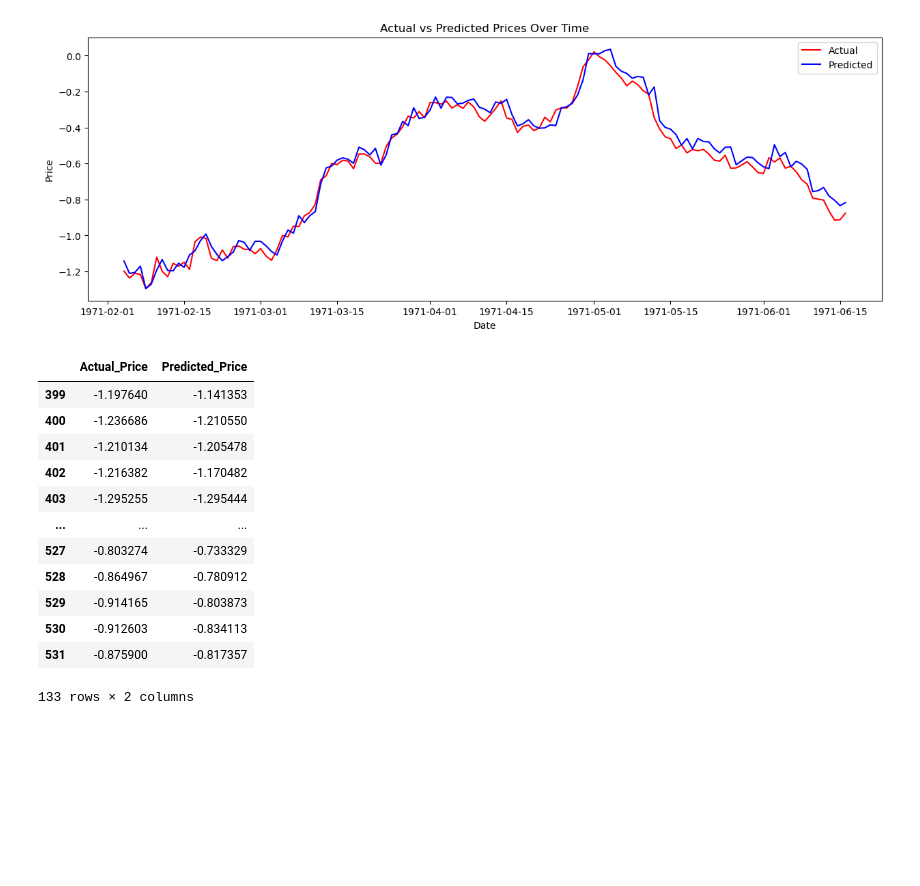
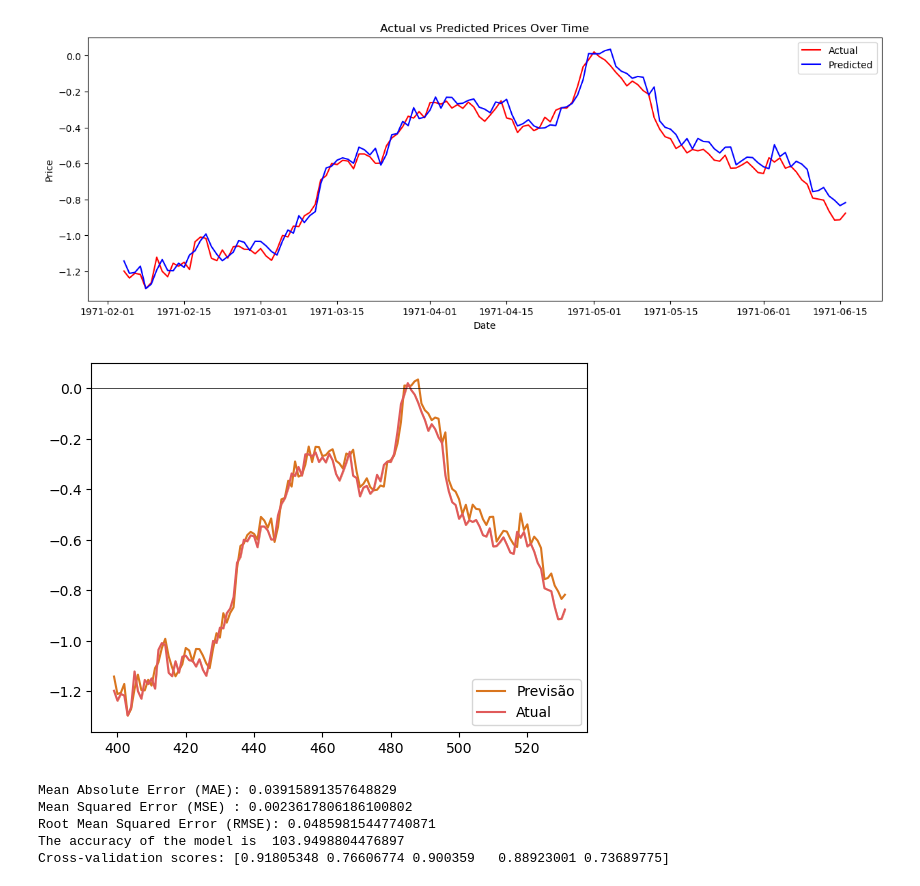
Before and after one commit to carneiro-fernando/EBAC, a Jupyter notebook: Projetos/Projeto_de_Parceria.ipynb, the cells around one changed output. Cells and saved outputs as stored; diff of their text form; code cells hidden in the pictures; blank space fills up the shorter version.

```diff
--- a/Projetos/Projeto_de_Parceria.ipynb
+++ b/Projetos/Projeto_de_Parceria.ipynb
@@ -526,19 +513,13 @@ ax.legend()
 plt.show()
 # %% [output]
 [figure]
-# %%
-compare_df
-# %% [output]
-|  | Actual_Price | Predicted_Price |
-| 399 | -1.197640 | -1.141353 |
-| 400 | -1.236686 | -1.210550 |
-| 401 | -1.210134 | -1.205478 |
-| 402 | -1.216382 | -1.170482 |
-| 403 | -1.295255 | -1.295444 |
-| ... | ... | ... |
-| 527 | -0.803274 | -0.733329 |
-| 528 | -0.864967 | -0.780912 |
-| 529 | -0.914165 | -0.803873 |
-| 530 | -0.912603 | -0.834113 |
-| 531 | -0.875900 | -0.817357 |
-133 rows × 2 columns
+# %%
+predicted_series = pd.Series(predicted.ravel(), index=y_test.index)
+plt.plot(predicted_series.index, predicted_series, label=f'Previsão', color='#d9751e')
+plt.plot(y_test.index, y_test, label='Atual', color='#e05a5a')
+plt.fill_between(x=predicted_series.index, y1=y_test.values.ravel(), y2=y_test.values.ravel(), alpha=.3, color='#d9751e')
+plt.axhline(y=0, color='black', linewidth=.5)
+plt.legend()
+plt.show()
+# %% [output]
+[figure, added]
@@ -544,0 +645,22 @@ compare_df
+# %%
+#Metricas
+from sklearn import metrics
+print('Mean Absolute Error (MAE):', metrics.mean_absolute_error(y_test, predicted))
+print('Mean Squared Error (MSE) :', metrics.mean_squared_error(y_test, predicted))
+print('Root Mean Squared Error (RMSE):', np.sqrt(metrics.mean_squared_error(y_test, predicted)))
+
+# Acuracia
+x_acc = compare_df.Actual_Price.mean()
+y_acc = compare_df.Predicted_Price.mean()
+Accuracy = x_acc/y_acc*100
+print("The accuracy of the model is " , Accuracy)
+
+# Cross Validation
+cv_scores = cross_val_score(model, y_test, predicted, cv=5)
+print(f"Cross-validation scores: {cv_scores}")
+# %% [output]
+Mean Absolute Error (MAE): 0.03915891357648829
+Mean Squared Error (MSE) : 0.0023617806186100802
+Root Mean Squared Error (RMSE): 0.04859815447740871
+The accuracy of the model is  103.9498804476897
+Cross-validation scores: [0.91805348 0.76606774 0.900359   0.88923001 0.73689775]
```
Also changed, not shown: parts of 17 cells of this notebook.
